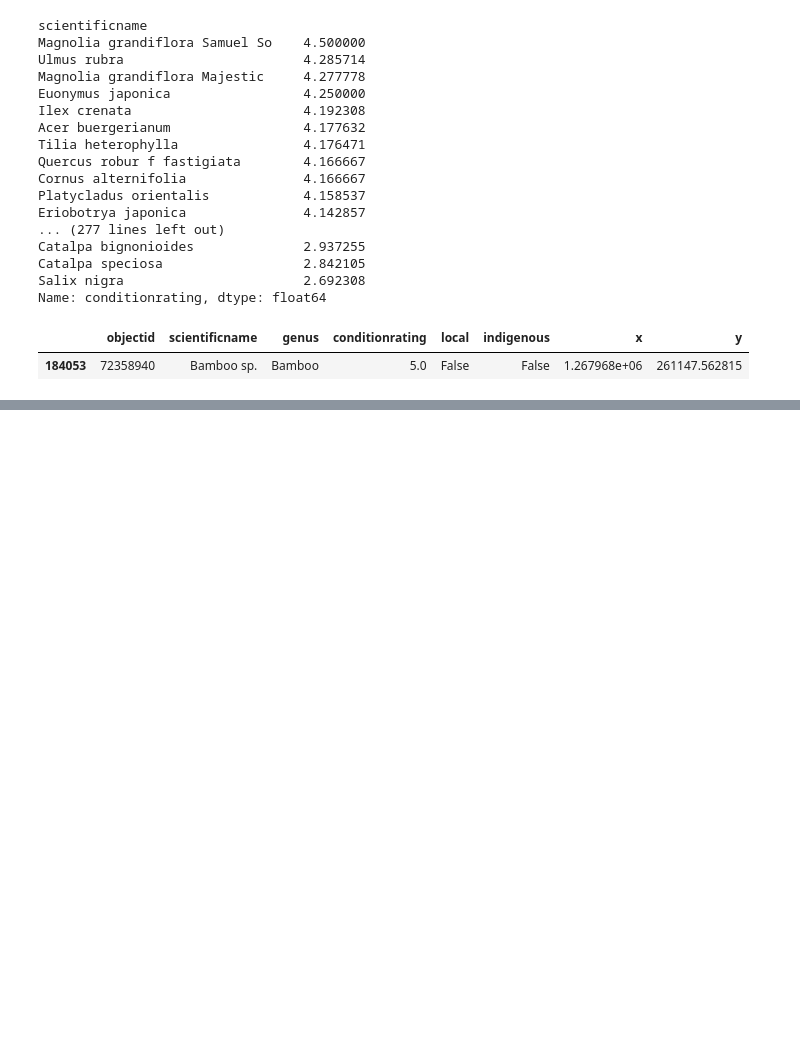
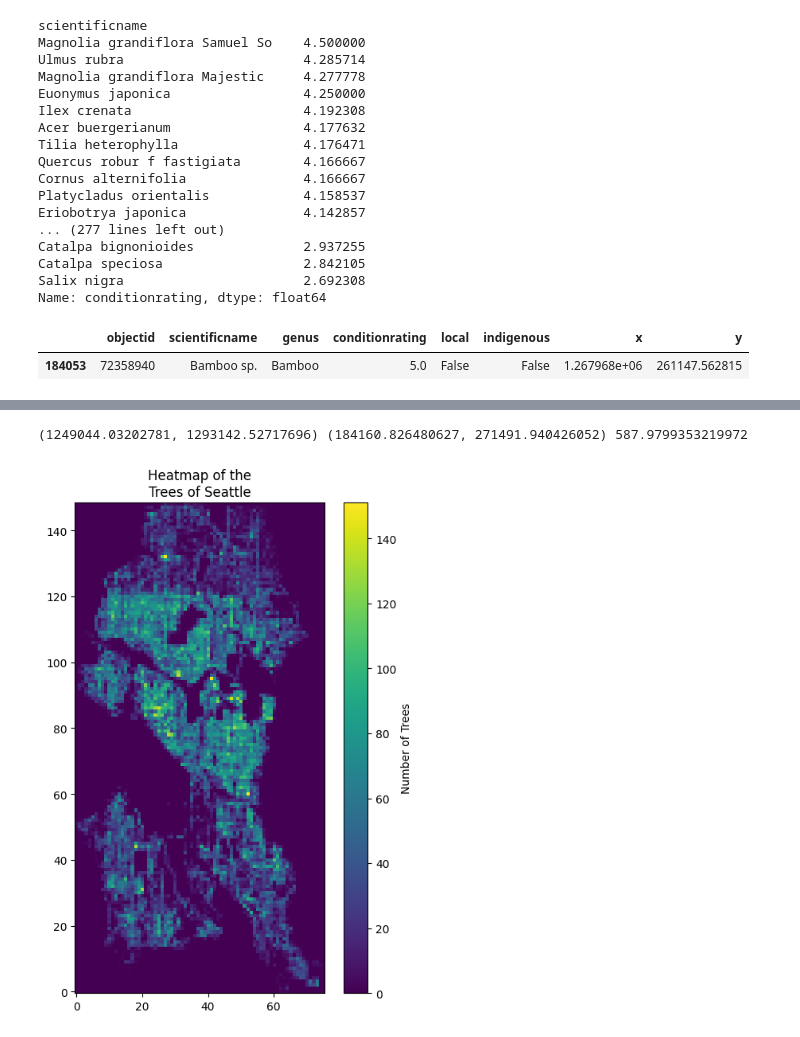
Before and after one commit to fractalate/data-trees-seattle, a Jupyter notebook: indigenous_trees.ipynb, the cells around one changed output, grey strips where cells are left out. Cells and saved outputs as stored; diff of their text form; code cells hidden in the pictures; blank space fills up the shorter version.

Commit message:
Some Heatmaps of Locations and Conditionratings of Trees

```diff
--- a/indigenous_trees.ipynb
+++ b/indigenous_trees.ipynb
@@ -342,0 +350,29 @@ dftrees_non[dftrees_non['scientificname'] == 'Bamboo sp.']
+# %%
+x_min, x_max = dftrees['x'].min().item(), dftrees['x'].max().item()
+y_min, y_max = dftrees['y'].min().item(), dftrees['y'].max().item()
+
+x_extent = x_max - x_min
+y_extent = y_max - y_min
+
+n_bins_horizontal = 75
+bin_dim = x_extent / n_bins_horizontal  # feet per bin
+
+print((x_min, x_max), (y_min, y_max), bin_dim)
+
+dfbins = dftrees.copy()
+dfbins['xbin'] = np.floor(((dfbins['x'] - x_min) / bin_dim)).astype(np.int64)
+dfbins['ybin'] = np.floor(((dfbins['y'] - y_min) / bin_dim)).astype(np.int64)
+
+heatmap_data = dfbins.groupby(['ybin', 'xbin']).size().unstack(fill_value=0)
+
+plt.figure(figsize=(6, 8))
+plt.imshow(heatmap_data, origin='lower', cmap='viridis')
+
+# Add labels
+plt.colorbar(label='Number of Trees')
+plt.title('Heatmap of the\nTrees of Seattle')
+
+plt.show()
+# %% [output]
+(1249044.03202781, 1293142.52717696) (184160.826480627, 271491.940426052) 587.9799353219972
+[figure, added]
```
Also changed, not shown: parts of 9 cells of this notebook.
